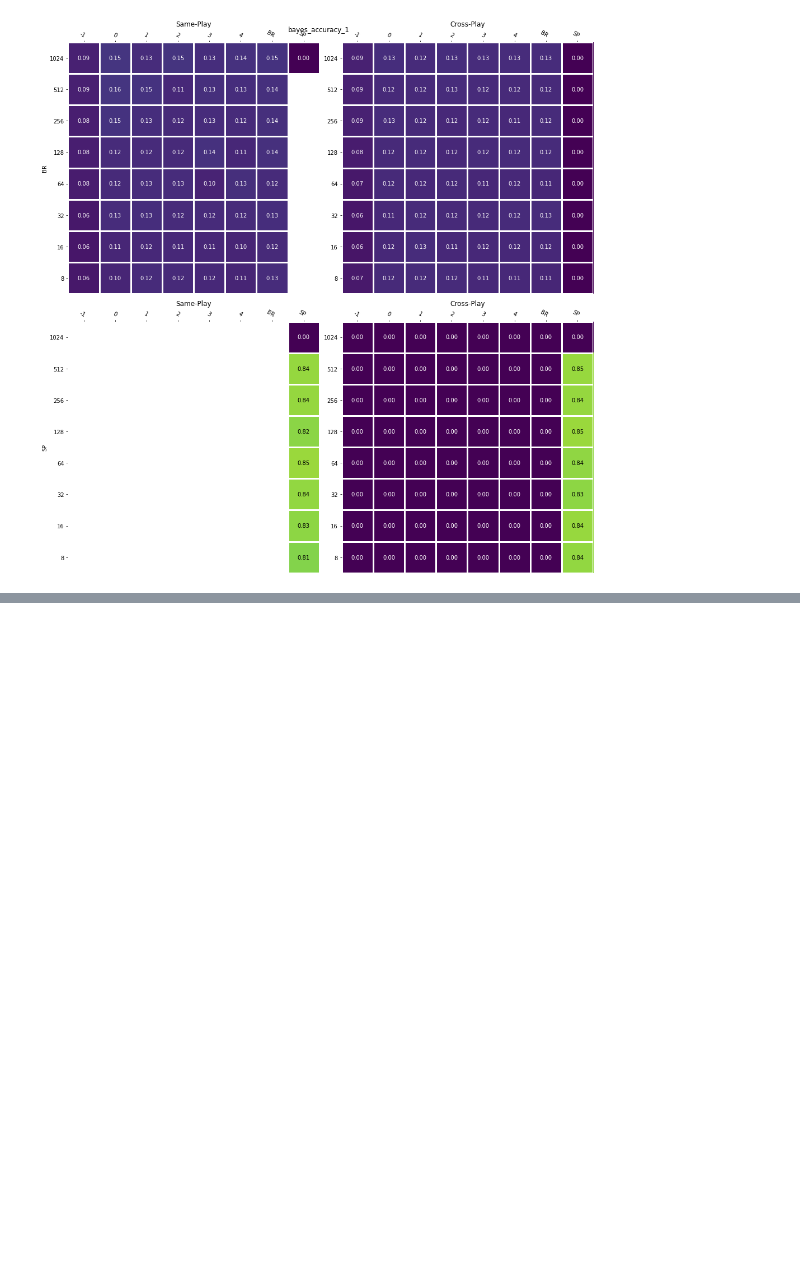
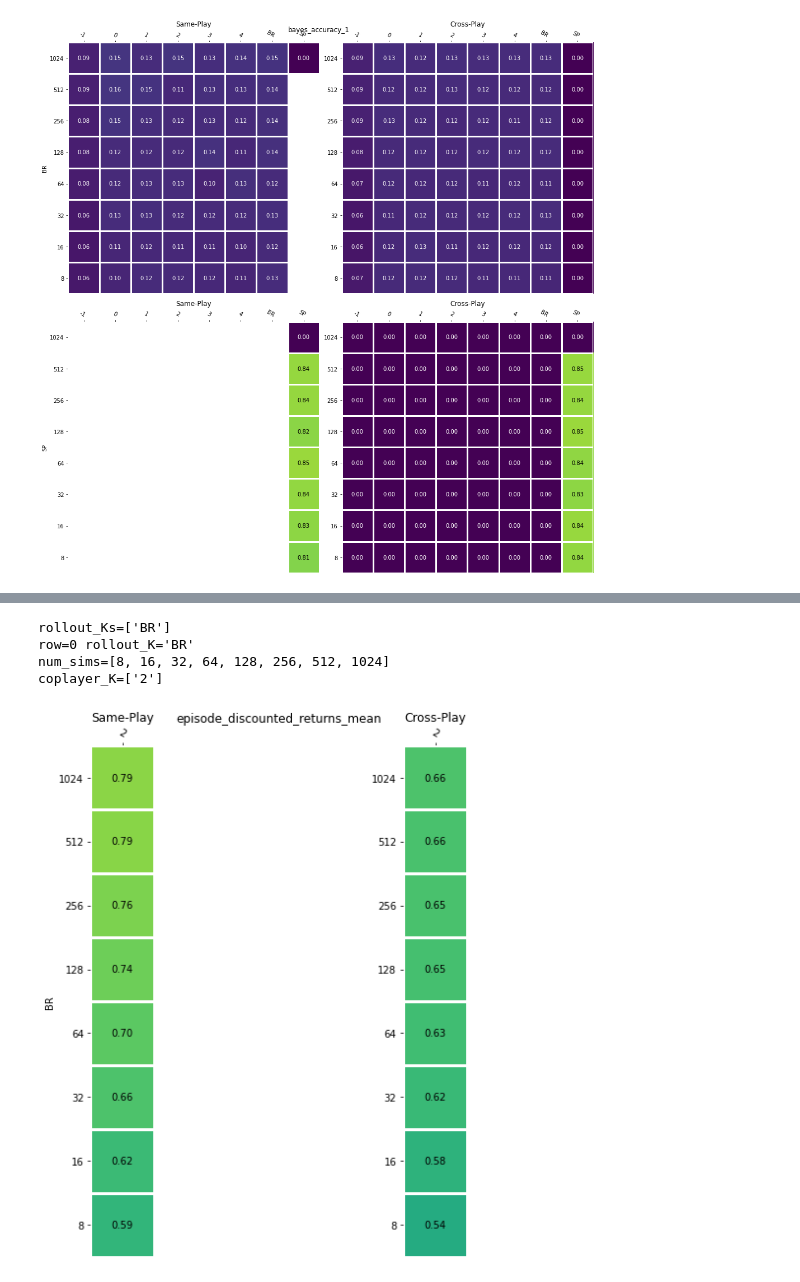
Before and after one commit to Jjschwartz/potmmcp, a Jupyter notebook: experiments/Driving/baposgmcp_analysis_v2.ipynb, the cells around one changed output, grey strips where cells are left out. Drawn from its saved outputs; the diff is of its cells as text; code cells hidden in the pictures; blank space fills up the shorter version.

Commit message:
updated plotting for driving experiments

```diff
--- a/experiments/Driving/baposgmcp_analysis_v2.ipynb
+++ b/experiments/Driving/baposgmcp_analysis_v2.ipynb
@@ -176,18 +176,18 @@ def get_all_mean_ba_pw_values(plot_df, y_key: str):
 
     This will be for a specific rollout policy.
     """
-    ba_only_df = plot_utils.filter_by(plot_df, [("K", "==", "BA")])
-    assert len(ba_only_df["rollout_K"].unique().tolist()) == 1
+    ba_only_plot_df = plot_utils.filter_by(plot_df, [("K", "==", "BA")])
+    assert len(ba_only_plot_df["rollout_K"].unique().tolist()) == 1
 
-    num_sims = ba_only_df["num_sims"].unique().tolist()
+    num_sims = ba_only_plot_df["num_sims"].unique().tolist()
     num_sims = [int(n) for n in num_sims]
     num_sims.sort()
-#     print(f"{num_sims=}")
+    print(f"{num_sims=}")
 
     ba_coplayer_df = plot_df[plot_df["K"] != "BA"]
     coplayer_K = ba_coplayer_df["K"].unique().tolist()
     coplayer_K.sort()
-#     print(f"{coplayer_K=}")
+    print(f"{coplayer_K=}")
 
     xp_pw_returns = np.zeros((len(num_sims), len(coplayer_K)))
     sp_pw_returns = np.zeros((len(num_sims), len(coplayer_K)))
@@ -574,0 +720,18 @@ Missing data for r=7 r_num_sims=1024 c=7 cp_K='SP'
+# %%
+plot_ba_values_by_rollout_K(
+    new_df,
+    y_key="episode_discounted_returns_mean",
+    include_rl_comparison=False,
+    plot_rl_df=rl_df,
+    vrange=(-0.2, 1.0),
+    figsize=(12, 8)
+)
+plt.show()
+
+# BR RL vs 2: SP=0.6, XP=0.61
+# %% [output]
+rollout_Ks=['BR']
+row=0 rollout_K='BR'
+num_sims=[8, 16, 32, 64, 128, 256, 512, 1024]
+coplayer_K=['2']
+[figure, added]
```
Also changed, not shown: parts of 13 cells of this notebook, 2 other files.
